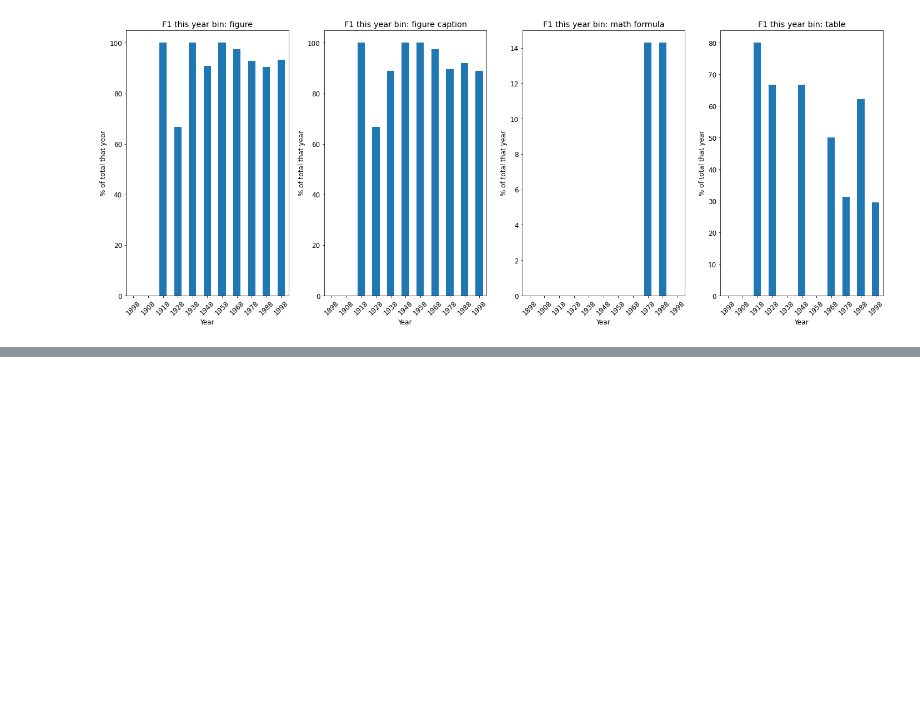
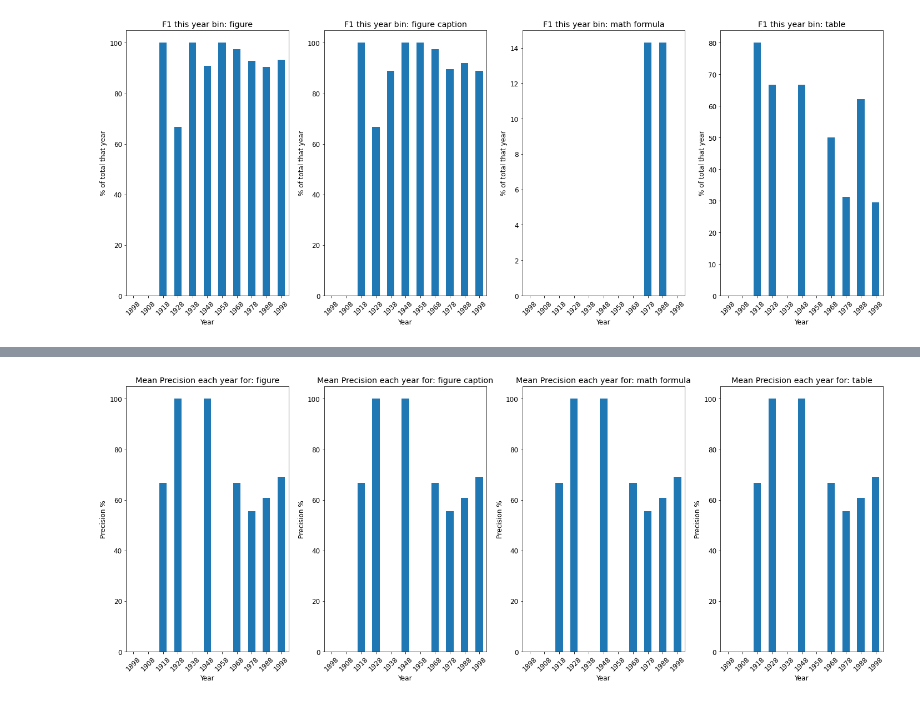
Before and after one commit to ReadingTimeMachine/figure_and_caption_extraction, a Jupyter notebook: explore_calculate_metrics.ipynb, the cells around one changed output, grey strips where cells are left out. Saved outputs shown, nothing was run; the diff lists cells and outputs as text; code cells hidden in the pictures; blank space fills up the shorter version.

```diff
--- a/explore_calculate_metrics.ipynb
+++ b/explore_calculate_metrics.ipynb
@@ -270,0 +312,17 @@ plt.show()
+# %%
+# loop and plot
+fig, ax = plt.subplots(1,len(LABELS), figsize=(20,8))
+
+for il,l in enumerate(LABELS):
+    p = tp/(tp+fp);
+    quant = 100*p
+
+    quant.plot(kind='bar',ax=ax[il])
+    ax[il].set_xticklabels([x.strftime("%Y") for x in quant.index], rotation=45)
+    ax[il].set_title('Mean Precision each year for: ' + l)
+    ax[il].set_ylabel('Precision %')
+    ax[il].set_xlabel('Year')
+plt.tight_layout()
+plt.show()
+# %% [output]
+[figure, added]
```
Also changed, not shown: parts of 30 cells of this notebook, 1 other file.
